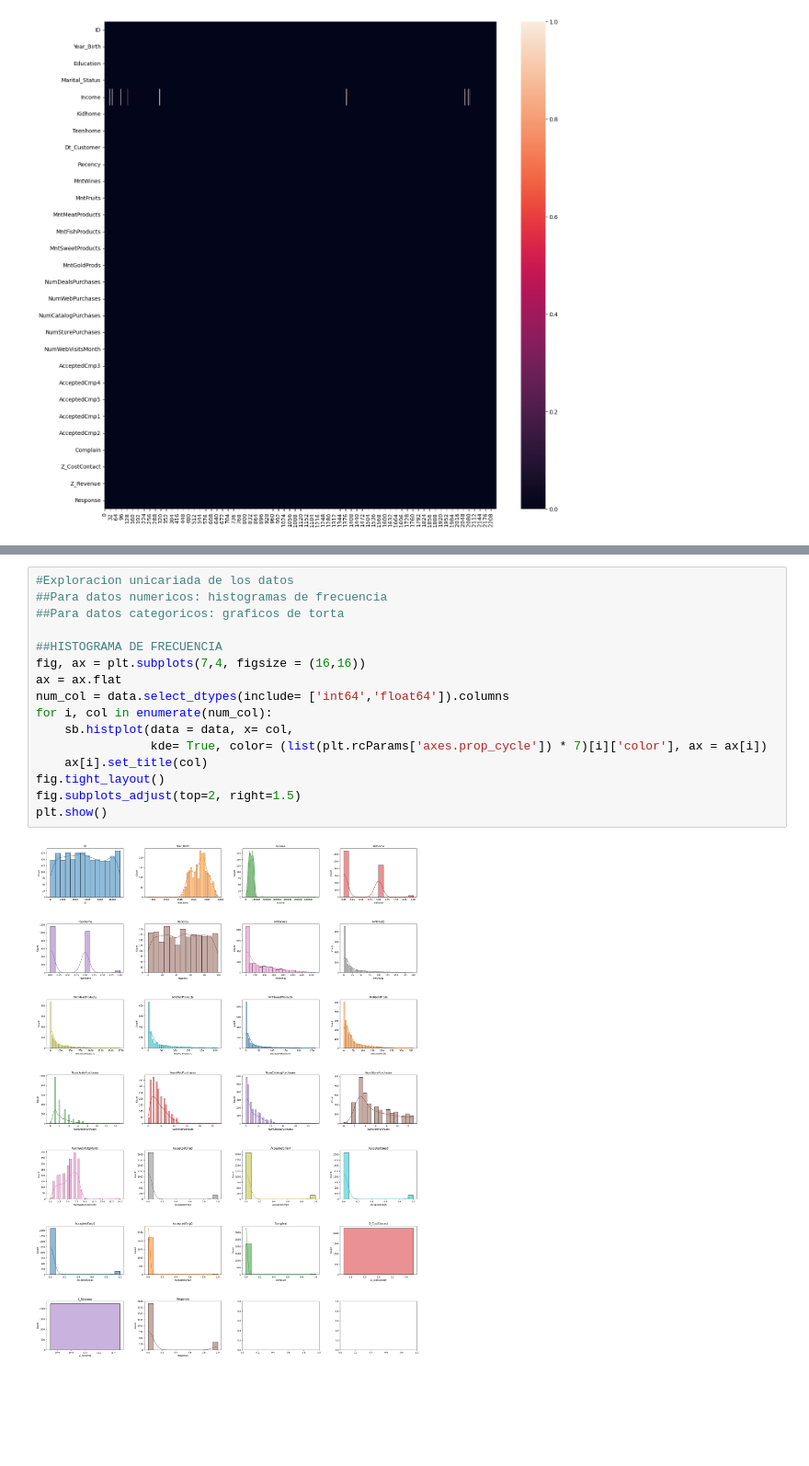
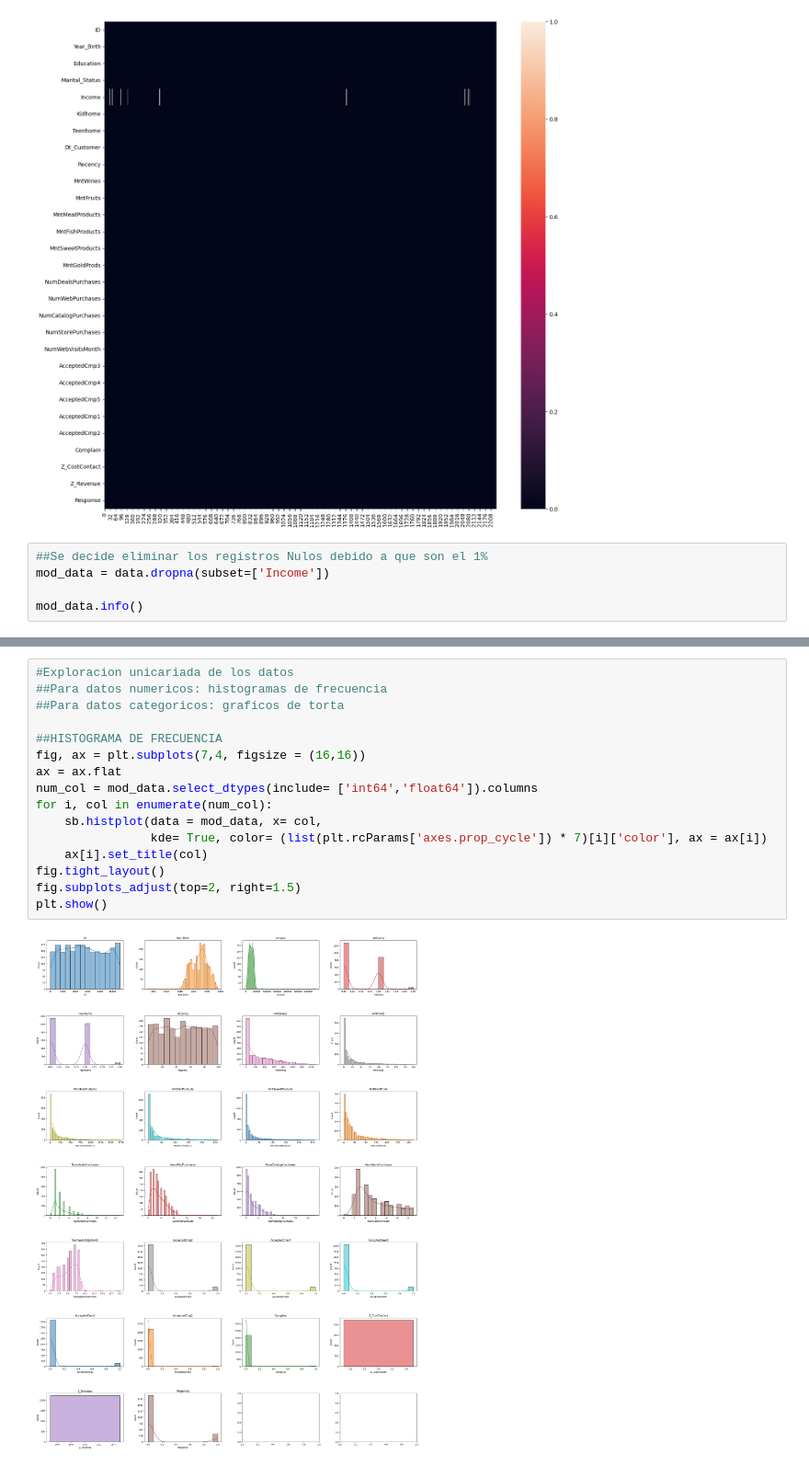
Before and after one commit to SierraSantiago/Caso-de-Agrupamiento, a Jupyter notebook: Caso1.ipynb, the cells around one changed output, grey strips where cells are left out. Shown at 92% size. Drawn from its saved outputs; the diff is of its cells as text; blank space fills up the shorter version.

```diff
--- a/Caso1.ipynb
+++ b/Caso1.ipynb
@@ -94,3 +94,8 @@ data.isnull().transpose().pipe(lambda df: sb.heatmap(data=df))
 plt.show()
 # %% [output]
 [figure]
+# %%
+##Se decide eliminar los registros Nulos debido a que son el 1%
+mod_data = data.dropna(subset=['Income'])
+
+mod_data.info()
@@ -97,18 +120,18 @@ plt.show()
 # %%
 #Exploracion unicariada de los datos
 ##Para datos numericos: histogramas de frecuencia
 ##Para datos categoricos: graficos de torta
 
 ##HISTOGRAMA DE FRECUENCIA
 fig, ax = plt.subplots(7,4, figsize = (16,16))
 ax = ax.flat
-num_col = data.select_dtypes(include= ['int64','float64']).columns
+num_col = mod_data.select_dtypes(include= ['int64','float64']).columns
 for i, col in enumerate(num_col):
-    sb.histplot(data = data, x= col,
+    sb.histplot(data = mod_data, x= col,
                 kde= True, color= (list(plt.rcParams['axes.prop_cycle']) * 7)[i]['color'], ax = ax[i])
     ax[i].set_title(col)
 fig.tight_layout()
 fig.subplots_adjust(top=2, right=1.5)
 plt.show()
 # %% [output]
-[figure, old version]
+[figure, new version]
```
Also changed, not shown: parts of 14 cells of this notebook.
